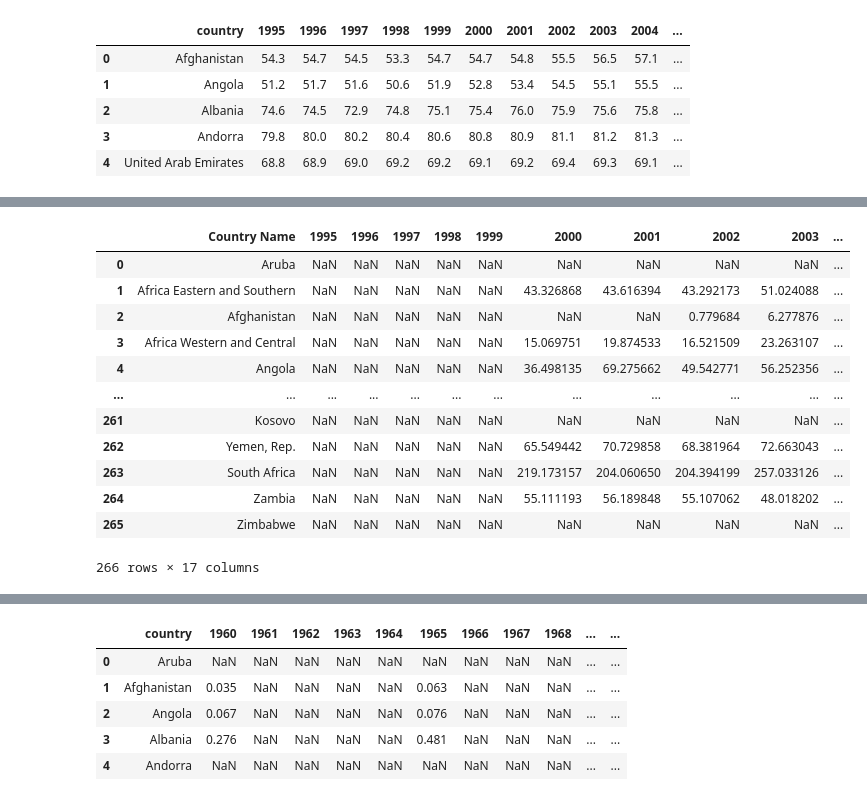
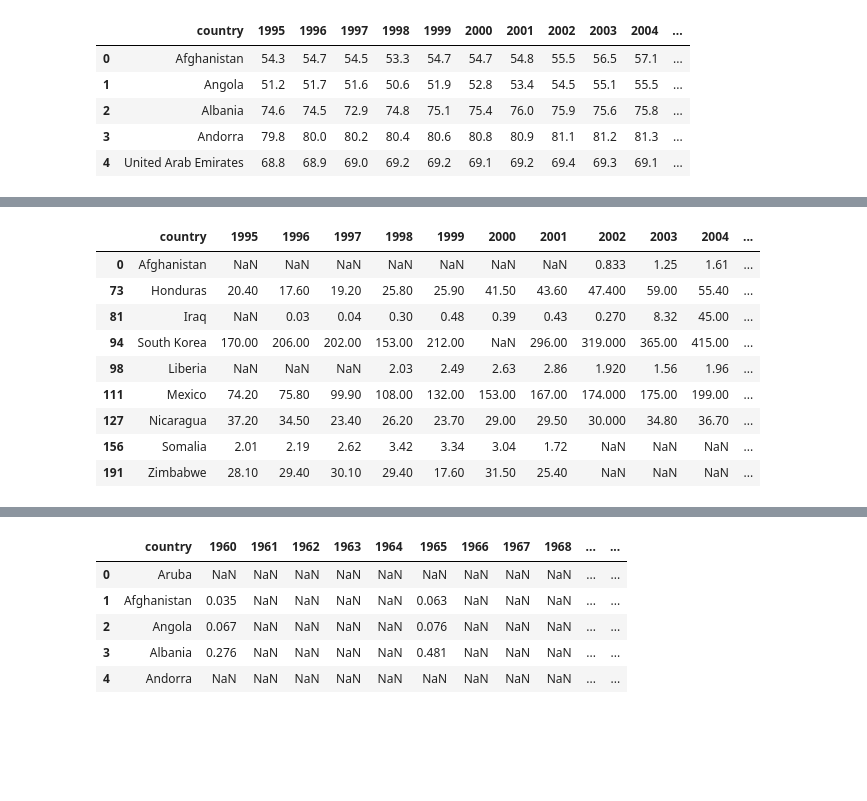
Before and after one commit to rafirahman27/World_Development_Statistics, a Jupyter notebook: code/starter-code.ipynb, the cells around one changed output, grey strips where cells are left out. Saved outputs shown, nothing was run; the diff lists cells and outputs as text; code cells hidden in the pictures; blank space fills up the shorter version.

```diff
--- a/code/starter-code.ipynb
+++ b/code/starter-code.ipynb
@@ -128,7 +105,7 @@ import seaborn as sns
 
 population = pd.read_csv('../data/population.csv')
 life_expect = pd.read_csv('../data/life_expectancy.csv')
-health_aid = pd.read_csv('../data/API_SH.XPD.GHED.PP.CD_DS2_en_csv_v2_5872088.csv')
+health_aid = pd.read_csv('../data/government_health_spending_per_person_us.csv')
 medical_doc = pd.read_csv('../data/medical_doctors_per_1000_people.csv')
 # %% [markdown]
 ## Data Import and Cleaning
@@ -287,17 +226,14 @@ health_aid20
 # %%
 # Identifying all missing data
-health_aid20[health_aid20.isnull().any(axis=1)]
+health_aid[health_aid.isnull().any(axis=1)]
 # %% [output]
-|  | Country Name | 1995 | 1996 | 1997 | 1998 | 1999 | 2000 | 2001 | 2002 | 2003 | ... |
-| 0 | Aruba | NaN | NaN | NaN | NaN | NaN | NaN | NaN | NaN | NaN | ... |
-| 1 | Africa Eastern and Southern | NaN | NaN | NaN | NaN | NaN | 43.326868 | 43.616394 | 43.292173 | 51.024088 | ... |
-| 2 | Afghanistan | NaN | NaN | NaN | NaN | NaN | NaN | NaN | 0.779684 | 6.277876 | ... |
-| 3 | Africa Western and Central | NaN | NaN | NaN | NaN | NaN | 15.069751 | 19.874533 | 16.521509 | 23.263107 | ... |
-| 4 | Angola | NaN | NaN | NaN | NaN | NaN | 36.498135 | 69.275662 | 49.542771 | 56.252356 | ... |
-| ... | ... | ... | ... | ... | ... | ... | ... | ... | ... | ... | ... |
-| 261 | Kosovo | NaN | NaN | NaN | NaN | NaN | NaN | NaN | NaN | NaN | ... |
-| 262 | Yemen, Rep. | NaN | NaN | NaN | NaN | NaN | 65.549442 | 70.729858 | 68.381964 | 72.663043 | ... |
-| 263 | South Africa | NaN | NaN | NaN | NaN | NaN | 219.173157 | 204.060650 | 204.394199 | 257.033126 | ... |
-| 264 | Zambia | NaN | NaN | NaN | NaN | NaN | 55.111193 | 56.189848 | 55.107062 | 48.018202 | ... |
-| 265 | Zimbabwe | NaN | NaN | NaN | NaN | NaN | NaN | NaN | NaN | NaN | ... |
+|  | country | 1995 | 1996 | 1997 | 1998 | 1999 | 2000 | 2001 | 2002 | 2003 | 2004 | ... |
+| 0 | Afghanistan | NaN | NaN | NaN | NaN | NaN | NaN | NaN | 0.833 | 1.25 | 1.61 | ... |
+| 73 | Honduras | 20.40 | 17.60 | 19.20 | 25.80 | 25.90 | 41.50 | 43.60 | 47.400 | 59.00 | 55.40 | ... |
+| 81 | Iraq | NaN | 0.03 | 0.04 | 0.30 | 0.48 | 0.39 | 0.43 | 0.270 | 8.32 | 45.00 | ... |
+| 94 | South Korea | 170.00 | 206.00 | 202.00 | 153.00 | 212.00 | NaN | 296.00 | 319.000 | 365.00 | 415.00 | ... |
+| 98 | Liberia | NaN | NaN | NaN | 2.03 | 2.49 | 2.63 | 2.86 | 1.920 | 1.56 | 1.96 | ... |
+| 111 | Mexico | 74.20 | 75.80 | 99.90 | 108.00 | 132.00 | 153.00 | 167.00 | 174.000 | 175.00 | 199.00 | ... |
+| 127 | Nicaragua | 37.20 | 34.50 | 23.40 | 26.20 | 23.70 | 29.00 | 29.50 | 30.000 | 34.80 | 36.70 | ... |
+| 156 | Somalia | 2.01 | 2.19 | 2.62 | 3.42 | 3.34 | 3.04 | 1.72 | NaN | NaN | NaN | ... |
+| 191 | Zimbabwe | 28.10 | 29.40 | 30.10 | 29.40 | 17.60 | 31.50 | 25.40 | NaN | NaN | NaN | ... |
-266 rows × 17 columns
```
Also changed, not shown: parts of 71 cells of this notebook, 17 other files.
